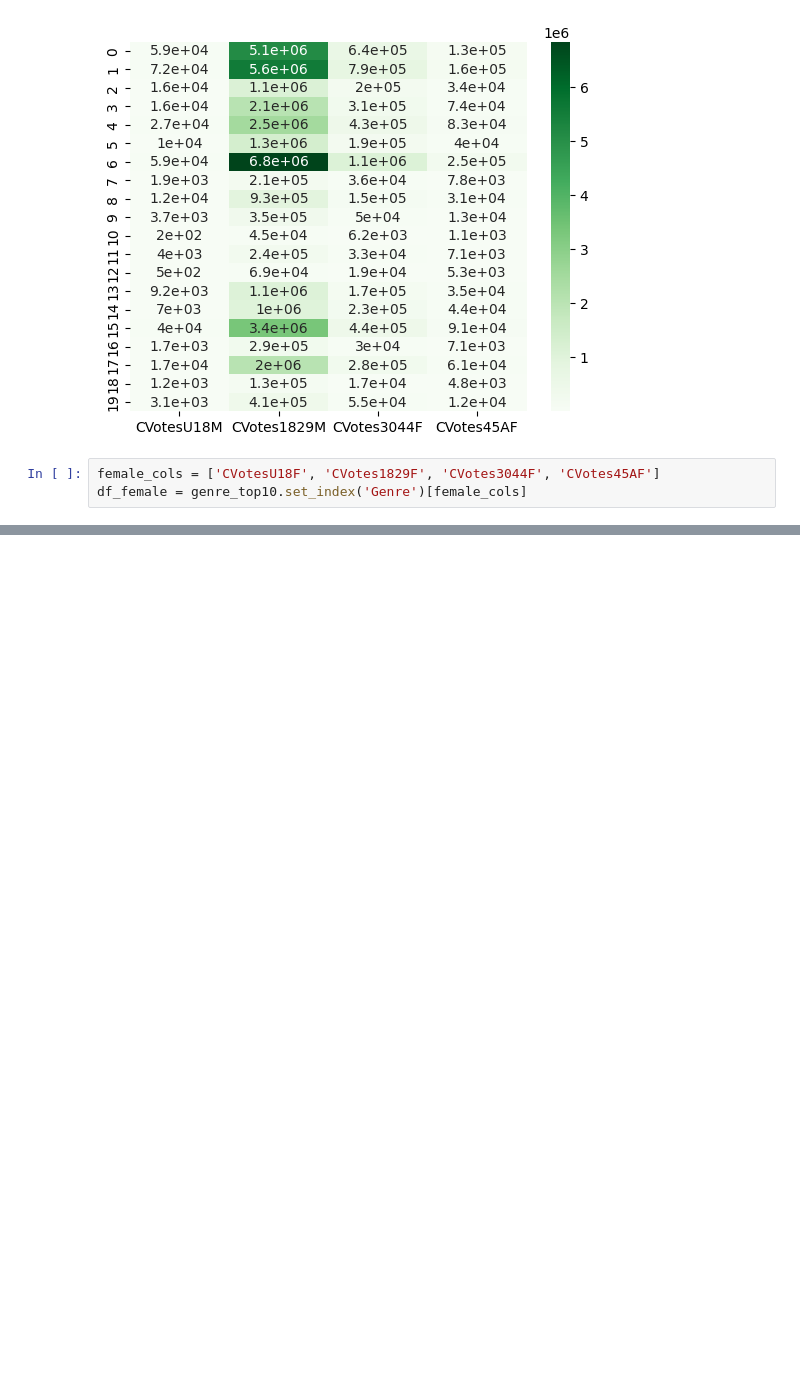
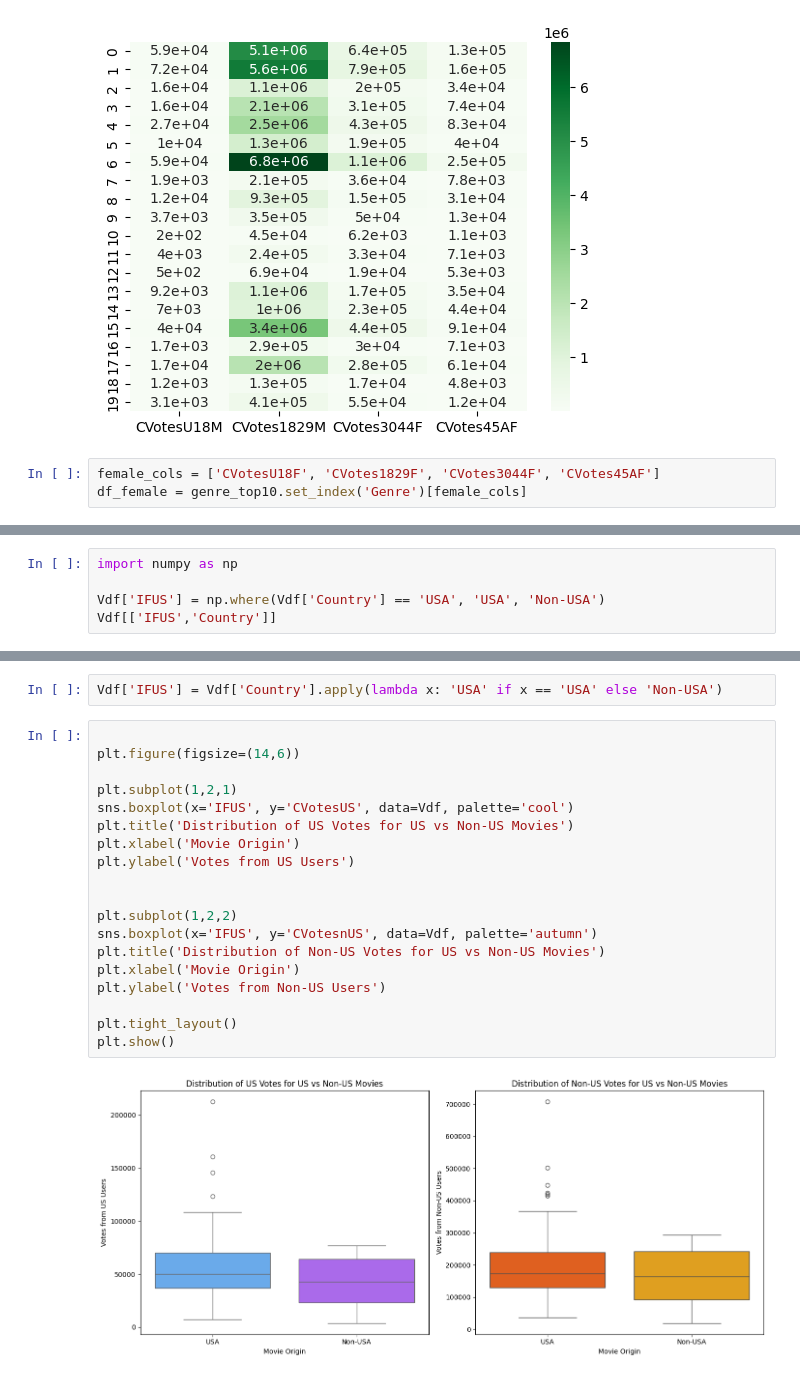
Before and after one commit to Venni2911/LogicMojo-AI-ML-Sept25-VenniRaj, a Jupyter notebook: Venni_IMDB_MOVIE_VISUALISATION_ASSIGNMENT.ipynb, the cells around one changed output, grey strips where cells are left out. Saved outputs shown, nothing was run; the diff lists cells and outputs as text; blank space fills up the shorter version.

```diff
--- a/Venni_IMDB_MOVIE_VISUALISATION_ASSIGNMENT.ipynb
+++ b/Venni_IMDB_MOVIE_VISUALISATION_ASSIGNMENT.ipynb
@@ -1131,0 +1217,5 @@ plt.show()
+# %%
+import numpy as np
+
+Vdf['IFUS'] = np.where(Vdf['Country'] == 'USA', 'USA', 'Non-USA')
+Vdf[['IFUS','Country']]
@@ -1131,0 +1236,23 @@ plt.show()
+# %%
+Vdf['IFUS'] = Vdf['Country'].apply(lambda x: 'USA' if x == 'USA' else 'Non-USA')
+# %%
+
+plt.figure(figsize=(14,6))
+
+plt.subplot(1,2,1)
+sns.boxplot(x='IFUS', y='CVotesUS', data=Vdf, palette='cool')
+plt.title('Distribution of US Votes for US vs Non-US Movies')
+plt.xlabel('Movie Origin')
+plt.ylabel('Votes from US Users')
+
+
+plt.subplot(1,2,2)
+sns.boxplot(x='IFUS', y='CVotesnUS', data=Vdf, palette='autumn')
+plt.title('Distribution of Non-US Votes for US vs Non-US Movies')
+plt.xlabel('Movie Origin')
+plt.ylabel('Votes from Non-US Users')
+
+plt.tight_layout()
+plt.show()
+# %% [output]
+[figure, added]
```
Also changed, not shown: parts of 12 cells of this notebook.
